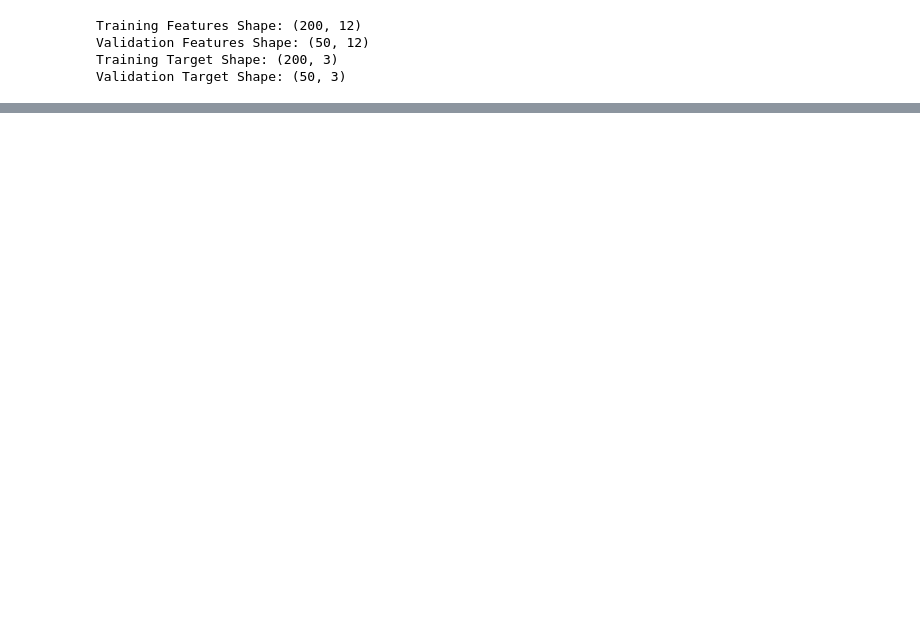
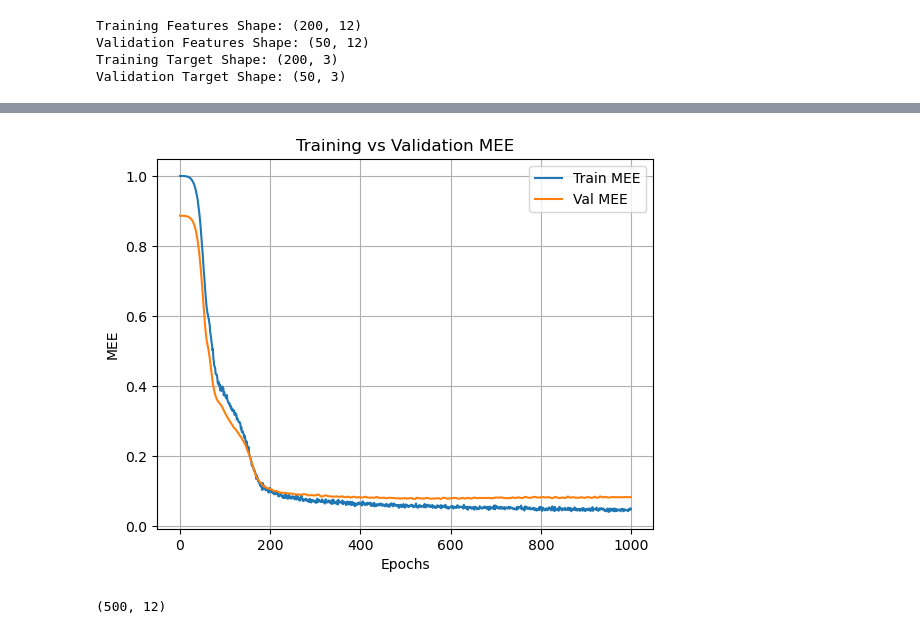
Before and after one commit to Mostafa772/ML_project, a Jupyter notebook: baseline_cup.ipynb, the cells around one changed output, grey strips where cells are left out. Cells and saved outputs as stored; diff of their text form; code cells hidden in the pictures; blank space fills up the shorter version.

```diff
--- a/baseline_cup.ipynb
+++ b/baseline_cup.ipynb
@@ -454,0 +1020,35 @@ predictions
+# %%
+# Training scripts
+X_train, X_val, y_train, y_val, X_scaler, y_scaler = preprocess_data(
+    "../ML_project/data/cup/ML-CUP24-TR.csv")
+
+model = NN(input_size=12, hidden_sizes=[
+           64, 32, 16], output_size=3, dropout_rates=[0.1, 0.1, 0.0])
+loss_function = MSE()
+optimizer = Optimizer_Adam()
+
+train_losses, val_losses = [], []
+
+epochs = 1000
+for epoch in range(epochs):
+    # Training
+    output = model.forward(X_train, training=True)
+    train_loss = loss_function.forward(output, y_train)
+    loss_function.backward(output, y_train)
+    model.backward(loss_function.dinputs, y_train)
+    optimizer.pre_update_params()
+    for layer in model.layers:
+        if isinstance(layer, Layer_Dense):
+            optimizer.update_params(layer)
+    optimizer.post_update_params()
+
+    # Validation
+    val_pred = model.forward(X_val, training=False)
+    val_loss = loss_function.forward(val_pred, y_val)
+
+    train_losses.append(train_loss)
+    val_losses.append(val_loss)
+
+    if epoch % 10 == 0:
+        print(
+            f"Epoch {epoch} | Train MEE: {train_loss:.4f} | Val MEE: {val_loss:.4f}")
@@ -454,0 +1073,25 @@ predictions
+# %%
+# Plotting
+plt.plot(train_losses, label="Train MEE")
+plt.plot(val_losses, label="Val MEE")
+plt.xlabel("Epochs")
+plt.ylabel("MEE")
+plt.title("Training vs Validation MEE")
+plt.legend()
+plt.grid()
+plt.show()
+# %% [output]
+[figure, added]
+# %%
+filepath_test = "../ML_project/data/cup/ML-CUP24-TS.csv"
+
+df = pd.read_csv(filepath_test, skiprows=7, header=None)
+df.columns = ["ID"] + [f'input_{i}' for i in range(12)]
+df = df.drop('ID', axis=1)
+
+X_test, _ = normalize(data=df.iloc[:, :12], type='z-score')
+X_test = X_test.to_numpy(dtype=np.float32)
+
+X_test.shape
+# %% [output]
+(500, 12)
```
Also changed, not shown: parts of 31 cells of this notebook, 10 other files.
